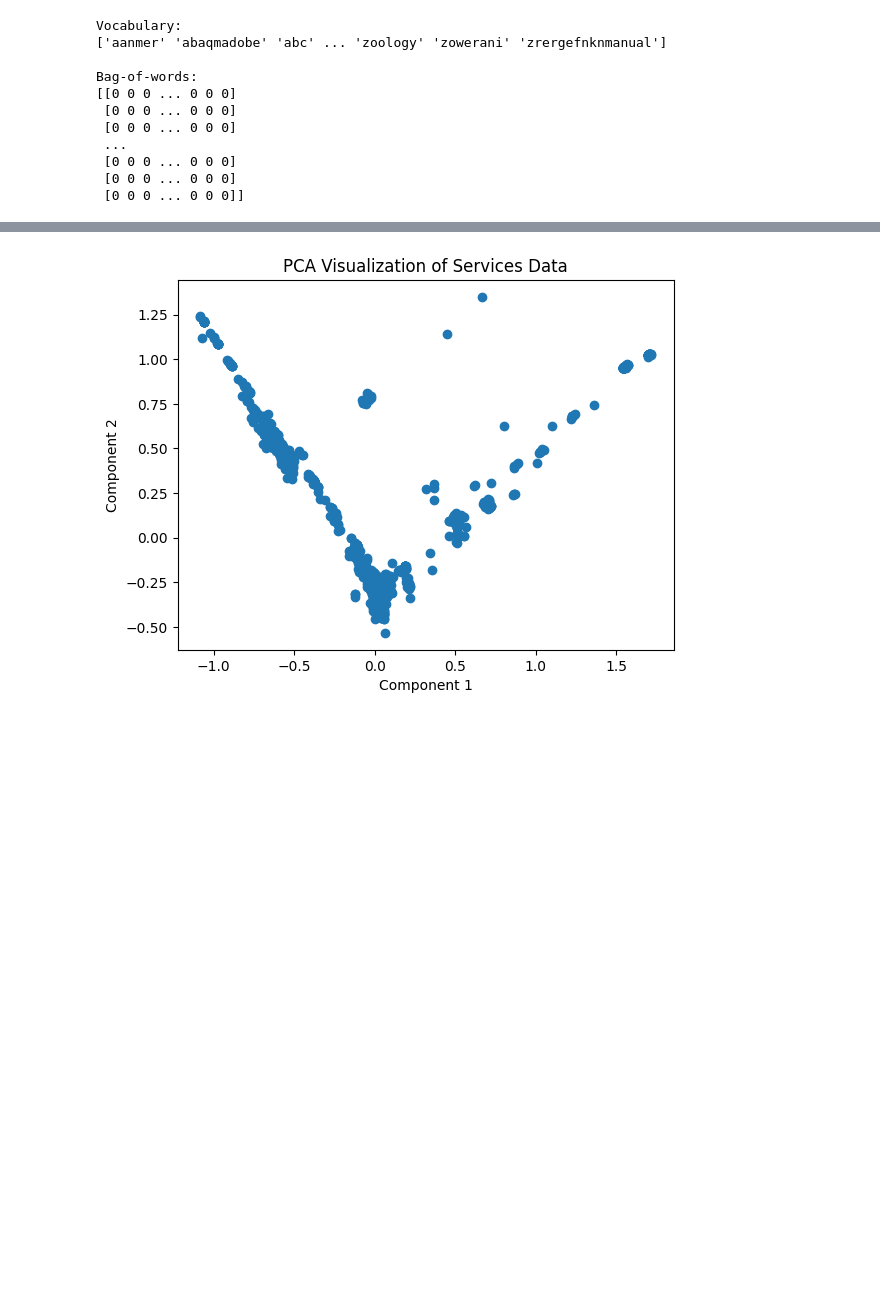
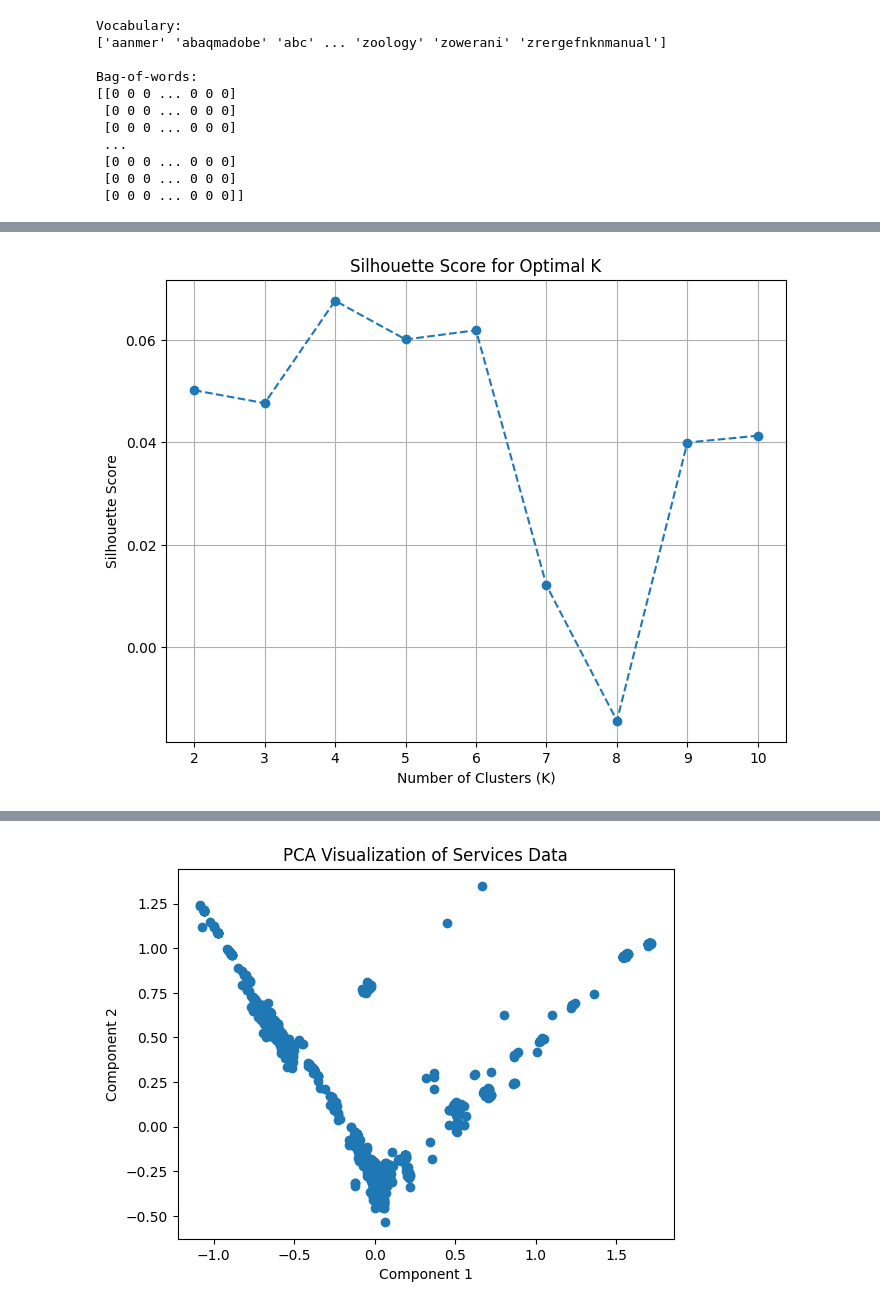
Before and after one commit to datakiptoo/County_Service-_Delivery, a Jupyter notebook: County_Residents.ipynb, the cells around one changed output, grey strips where cells are left out. Saved outputs shown, nothing was run; the diff lists cells and outputs as text; code cells hidden in the pictures; blank space fills up the shorter version.

```diff
--- a/County_Residents.ipynb
+++ b/County_Residents.ipynb
@@ -978,7 +997,0 @@ plt.show()
-# %%
-# From visual seems k=5 is optimal choice
-optimal_k = 5
-
-# K-Means Clustering
-km = KMeans(n_clusters=2)
-labels = km.fit_predict(X)
@@ -985,3 +1048,26 @@ labels = km.fit_predict(X)
+# %%
+from sklearn.metrics import silhouette_score
+
+# Calculate Silhouette Score for different values of K
+silhouette_scores = []
+for i in range(2, 11):  # Trying K values from 2 to 10
+    kmeans = KMeans(n_clusters=i, init='k-means++', random_state=42)
+    kmeans.fit(X)
+    labels = kmeans.labels_
+    silhouette_avg = silhouette_score(X, labels)
+    silhouette_scores.append(silhouette_avg)
+
+# Plotting Silhouette Scores
+plt.figure(figsize=(8, 6))
+plt.plot(range(2, 11), silhouette_scores, marker='o', linestyle='--')
+plt.title('Silhouette Score for Optimal K')
+plt.xlabel('Number of Clusters (K)')
+plt.ylabel('Silhouette Score')
+plt.xticks(range(2, 11))
+plt.grid(True)
+plt.show()
+# %% [output]
+[figure, added]
 # %%
 from sklearn.metrics import silhouette_score
 # Average silhouette score
```
Also changed, not shown: parts of 14 cells of this notebook.
